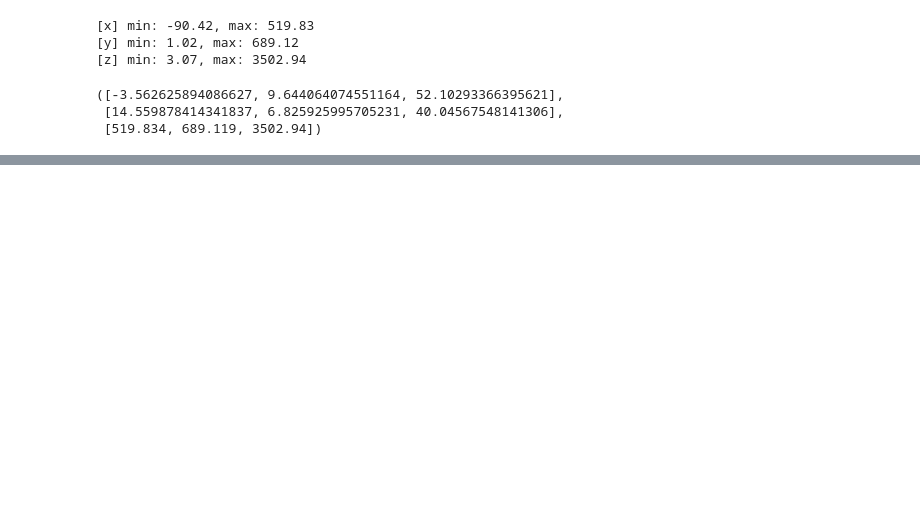
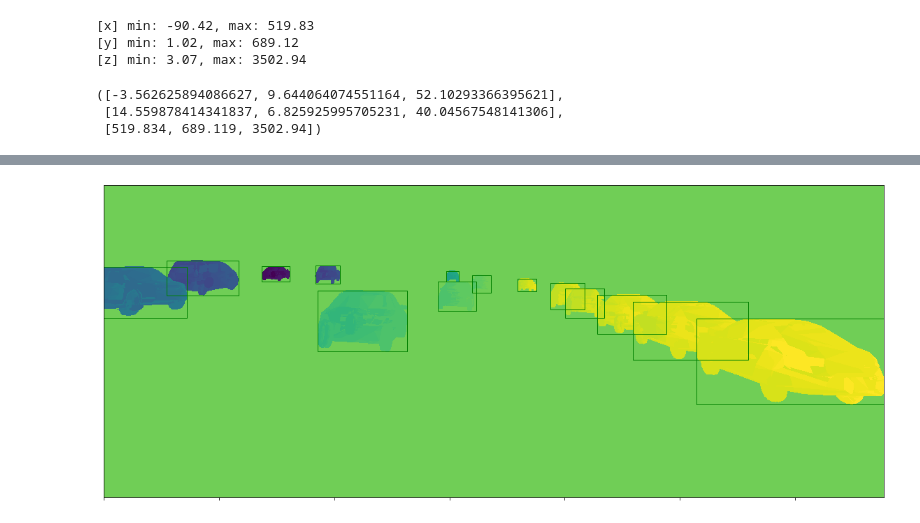
Before and after one commit to dmitry-vorobiev/kaggle-pku-autonomous-driving-centernet, a Jupyter notebook: notebooks/3d_loc_masks.ipynb, the cells around one changed output, grey strips where cells are left out. Cells and saved outputs as stored; diff of their text form; code cells hidden in the pictures; blank space fills up the shorter version.

```diff
--- a/notebooks/3d_loc_masks.ipynb
+++ b/notebooks/3d_loc_masks.ipynb
@@ -190,65 +190,66 @@ def proj_world_pts(pts_world, calib):
 # %%
 count = 0
 # %%
-# stop_counter = False
+stop_counter = False
 
-# if not stop_counter:
-#     img_id = img_ids[count]
-#     img_anns = train_anns[count]
-#     img_anns.sort(key=lambda x: x['location'][2], reverse=True)
-#     count += 1
+if not stop_counter:
+    img_id = img_ids[count]
+    img_anns = train_anns[count]
+    img_anns.sort(key=lambda x: x['location'][2], reverse=True)
+    count += 1
 
-# xy_off = np.array([0, 0])
-# img_path = os.path.join(INPUT_PATH, 'train_images', img_id+'.jpg')
-# img = cv2.imread(img_path)
-# img = img[:,:,::-1]
-# if img_bottom_half:
-#     y_mid = img.shape[0] // 2
-#     img = img[y_mid:]
-#     xy_off[1] -= y_mid
+xy_off = np.array([0, 0])
+img_path = os.path.join(INPUT_PATH, 'train_images', img_id+'.jpg')
+img = cv2.imread(img_path)
+img = img[:,:,::-1]
+if img_bottom_half:
+    y_mid = img.shape[0] // 2
+    img = img[y_mid:]
+    xy_off[1] -= y_mid
 
-# mask = np.zeros((3, height, width), dtype=np.float32)
-# num_objs = min(len(img_anns), max_objs)
-# bboxes = []
+mask = np.zeros((3, height, width), dtype=np.float32)
+num_objs = min(len(img_anns), max_objs)
+bboxes = []
 
-# for k in range(num_objs):
-#     ann = img_anns[k]
-#     ct = proj_point(ann['location'], calib)
-#     car_name = car_models.car_id2name[ann['car_id']].name
-#     model_3D = models_3D[car_name]
+for k in range(num_objs):
+    ann = img_anns[k]
+    ct = proj_point(ann['location'], calib)
+    car_name = car_models.car_id2name[ann['car_id']].name
+    model_3D = models_3D[car_name]
 
-#     pts_world = affine_to_world_pts(
-#         model_3D['vertices'], ann['rotation'], ann['location'])
-#     pts_2d = proj_world_pts(pts_world, calib)
-#     pts_world= pts_world.T
+    pts_world = affine_to_world_pts(
+        model_3D['vertices'], ann['rotation'], ann['location'])
+    pts_2d = proj_world_pts(pts_world, calib)
+    pts_world= pts_world.T
 
-#     bbox = calc_bbox(pts_2d)
+    bbox = calc_bbox(pts_2d)
 
-#     ct += xy_off
-#     bbox += np.hstack([xy_off, xy_off])
-#     pts_2d += xy_off
+    ct += xy_off
+    bbox += np.hstack([xy_off, xy_off])
+    pts_2d += xy_off
 
-#     h, w = bbox[3] - bbox[1], bbox[2] - bbox[0]
+    h, w = bbox[3] - bbox[1], bbox[2] - bbox[0]
 
-#     if h > 0 and w > 0:
-#         bboxes.append(bbox)
+    if h > 0 and w > 0:
+        bboxes.append(bbox)
 
-#         for face in model_3D['faces'] - 1:
-#             pts_face_2d = np.int32(pts_2d[face]).reshape((-1, 1, 2))
-#             pts_face_3d = np.int32(pts_world[face])
-#             for dim in range(3):
-#                 v = pts_face_3d[:,dim].mean() / MAX[dim]
-#                 cv2.drawContours(mask[dim], [pts_face_2d], 0, v, -1)
+        for face in model_3D['faces'] - 1:
+            pts_face_2d = np.int32(pts_2d[face]).reshape((-1, 1, 2))
+            pts_face_3d = np.int32(pts_world[face])
+            for dim in range(3):
+                v = pts_face_3d[:,dim].mean() / MAX[dim]
+                cv2.drawContours(mask[dim], [pts_face_2d], 0, v, -1)
 
-# print(img_id)
-# figsize = (20, 10)
+print(img_id)
+figsize = (20, 10)
 
-# for i in range(3):
-#     imshow(mask[i], boxes=bboxes, figsize=figsize)
+for i in range(3):
+    imshow(mask[i], boxes=bboxes, figsize=figsize)
 
-# mask0 = mask[2] / mask[2].max() * 255
-# blend = add_blend_img(img, mask0, white_theme=True)
-# imshow(blend, boxes=bboxes, figsize=figsize)
-# imshow(img, boxes=bboxes, figsize=figsize)
+mask0 = mask[2] / mask[2].max() * 255
+blend = add_blend_img(img, mask0, white_theme=True)
+imshow(blend, boxes=bboxes, figsize=figsize)
+imshow(img, boxes=bboxes, figsize=figsize)
 
-# mask.min(), mask.max()
+mask.min(), mask.max()
+# %% [output]
@@ -254,0 +258 @@ count = 0
+[figure, added]
```
Also changed, not shown: parts of 4 cells of this notebook, 4 other files.
